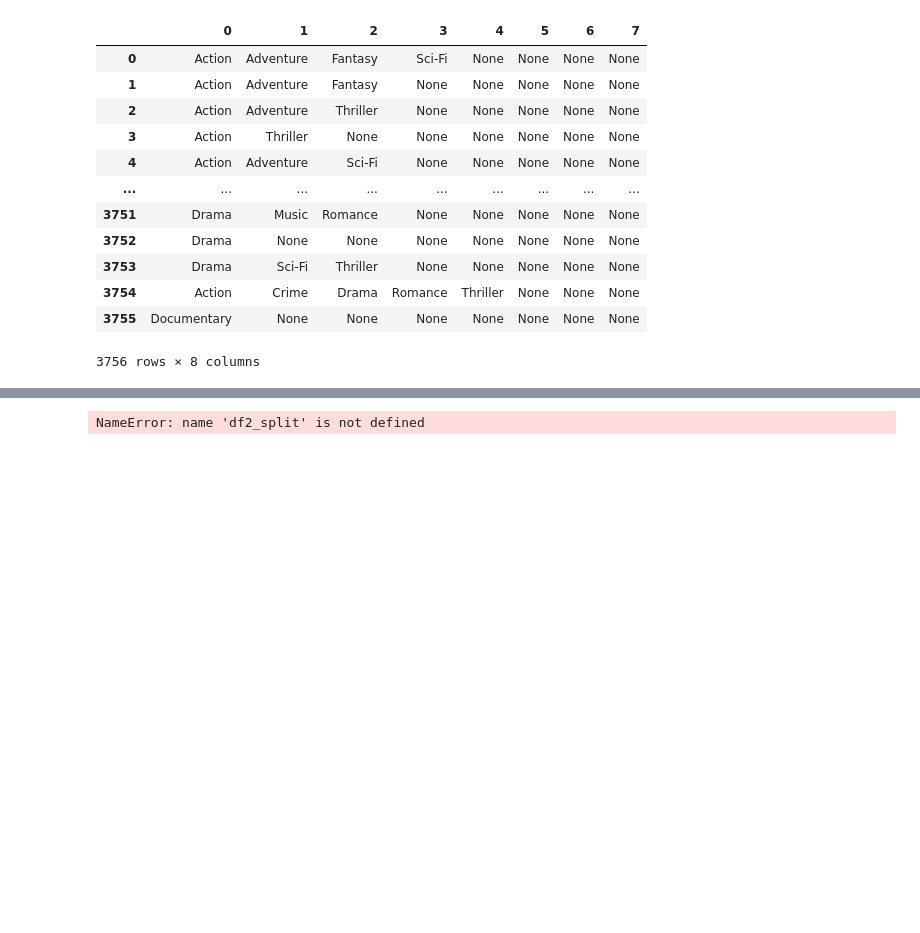
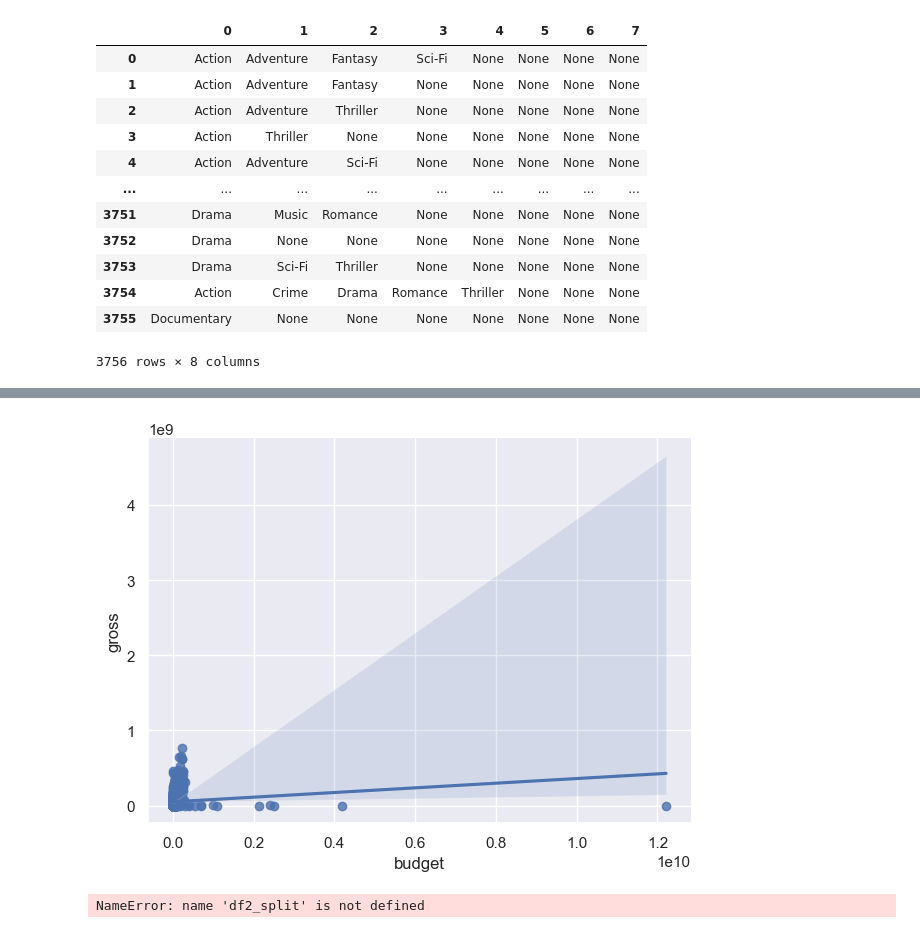
Before and after one commit to pongsapaks/DADS5001, a Jupyter notebook: IMDB.ipynb, the cells around one changed output, grey strips where cells are left out. Cells and saved outputs as stored; diff of their text form; code cells hidden in the pictures; blank space fills up the shorter version.

```diff
--- a/IMDB.ipynb
+++ b/IMDB.ipynb
@@ -96,3 +146,11 @@ df2_split
+# %%
+g = sns.regplot(x = 'budget', y='gross' , data = df)
+# remove the top and right line in graph
+sns.despine()
+# Set the size of the graph from here
+g.figure.set_size_inches(7,5)
+# %% [output]
+[figure, added]
 # %%
 column_data = df2_split.iloc[:, 7]
 column_data
```
Also changed, not shown: parts of 8 cells of this notebook.
